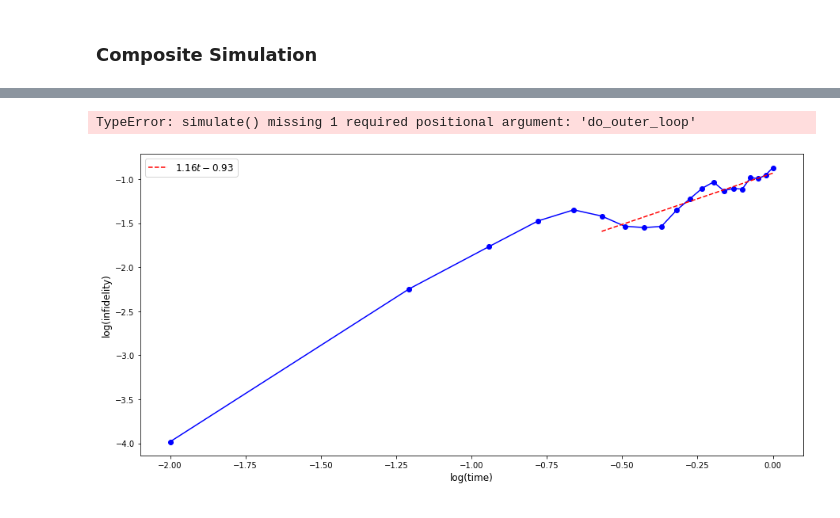
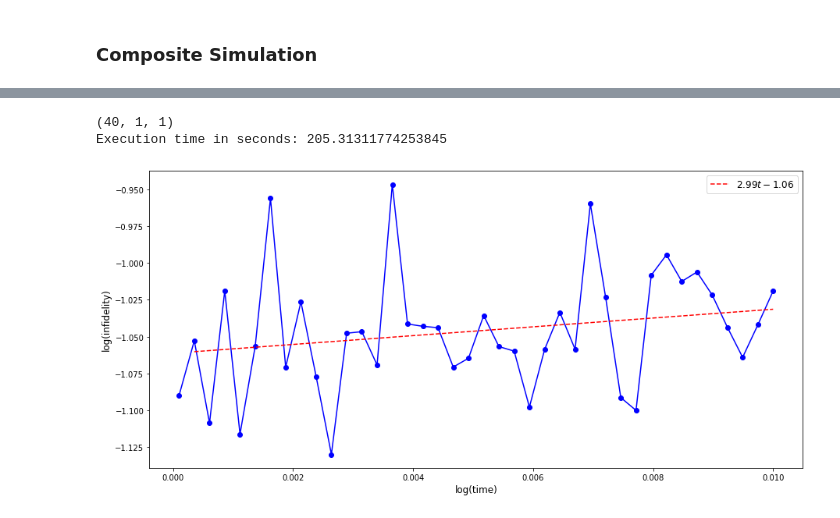
Before and after one commit to mattp97/Trotter-Qdrift-Simulation, a Jupyter notebook: Hybridized Simulation Jellium.ipynb, the cells around one changed output, grey strips where cells are left out. Saved outputs shown, nothing was run; the diff lists cells and outputs as text; code cells hidden in the pictures.

```diff
--- a/Hybridized Simulation Jellium.ipynb
+++ b/Hybridized Simulation Jellium.ipynb
@@ -214,14 +244,14 @@ array([[ 7.25376629e-01+0.42885835j],
 # %%
 startTime = time.time()
 
-tStart = 0.01
-tFinal = 1
-tSteps = 20
-times = np.linspace(tStart, tFinal, tSteps)
+tStart = 0.0001
+tFinal = 0.01
+tSteps = 40
+times = np.logspace(tStart, tFinal, tSteps)
 
 comp_compiler_inf = []
 for t in times:
-    comp_compiler_inf.append(CompSim.sample_channel_inf(t, 10, 10, 100))
+    comp_compiler_inf.append(CompSim.sample_channel_inf(t, 10, 10, 100, False))
 
 log_comp_compiler_inf = np.log10(comp_compiler_inf)
 log_times = np.log10(times)
@@ -230,28 +260,29 @@ print(log_comp_compiler_inf.shape)
 executionTime = (time.time() - startTime)
 print('Execution time in seconds: ' + str(executionTime))
 # %% [output]
-TypeError: simulate() missing 1 required positional argument: 'do_outer_loop'
+(40, 1, 1)
+Execution time in seconds: 205.31311774253845
 # %%
 data1 = log_comp_compiler_inf[:, 0, 0]
 plt.figure(figsize = (15, 7))
 plt.plot(log_times, data1, 'bo-')
 plt.xlabel('log(time)', size = 12)
 plt.ylabel('log(infidelity)', size = 12)
 
-fit_points = 5 #declare the starting point to fit in the data
+fit_points = 1 #declare the starting point to fit in the data
 
 p = np.polyfit(log_times[fit_points: -1], data1[fit_points: -1], 1)
 f = np.poly1d(p)
 
 t_new = np.linspace(log_times[fit_points], log_times[-1], 50)
 y_new = f(t_new)
 
 data1 = symbols("t")
 poly = sum(S("{:6.2f}".format(v))*data1**i for i, v in enumerate(p[::-1]))
 eq_latex = printing.latex(poly)
 
 plt.plot(t_new, y_new, 'r--', label="${}$".format(eq_latex))
 plt.legend(fontsize="large")
 plt.show()
 # %% [output]
-[figure, old version]
+[figure, new version]
```
Also changed, not shown: parts of 3 cells of this notebook, 1 other file.
